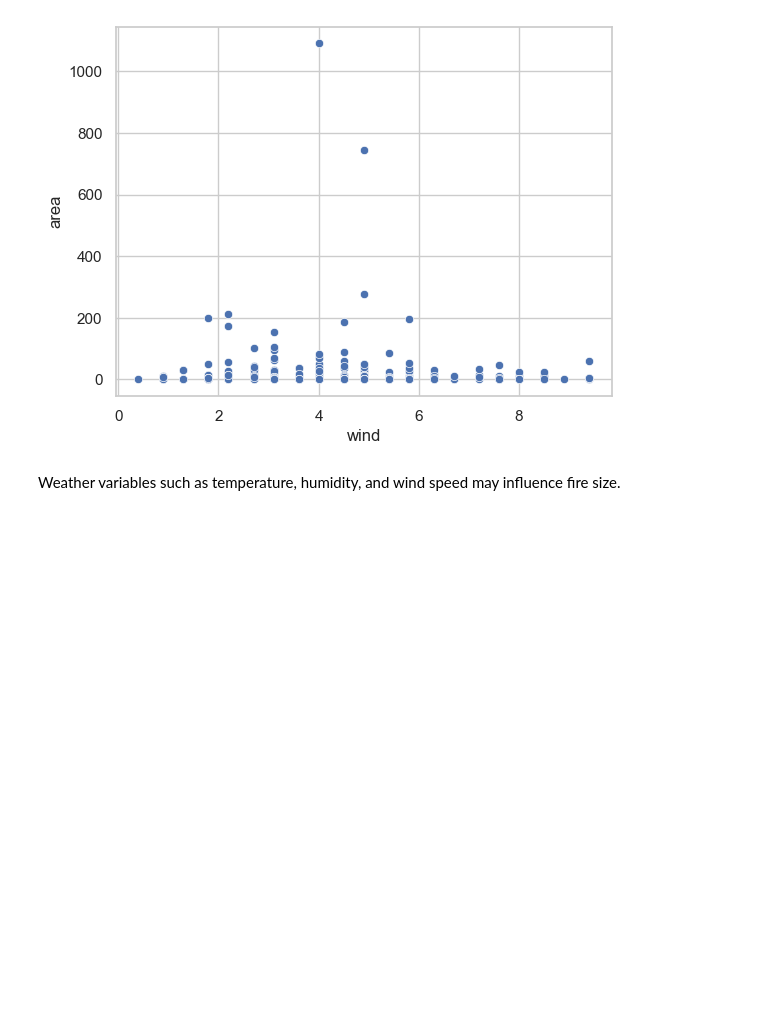
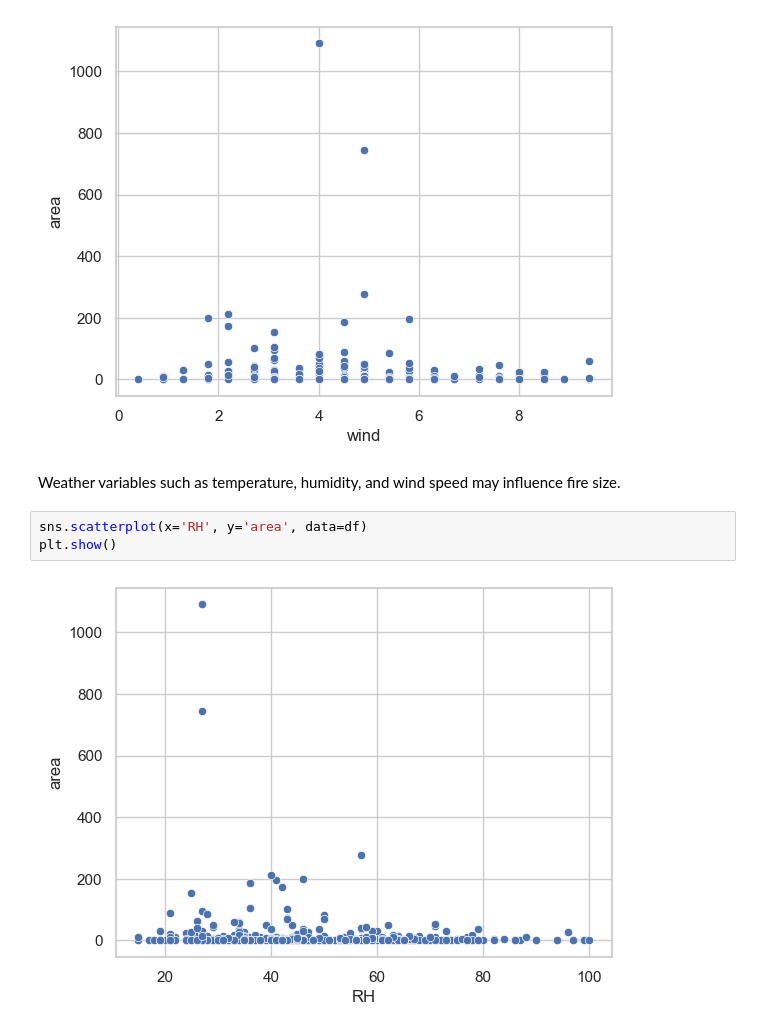
Before and after one commit to Mchalen21/Forest-Fires, a Jupyter notebook: notebooks/Explore.ipynb, the cells around one changed output. Cells and saved outputs as stored; diff of their text form; blank space fills up the shorter version.

```diff
--- a/notebooks/Explore.ipynb
+++ b/notebooks/Explore.ipynb
@@ -129,3 +160,8 @@ plt.show()
 [figure]
 # %% [markdown]
 Weather variables such as temperature, humidity, and wind speed may influence fire size.
+# %%
+sns.scatterplot(x='RH', y='area', data=df)
+plt.show()
+# %% [output]
+[figure, added]
```
Also changed, not shown: parts of 8 cells of this notebook, 1 other file.
